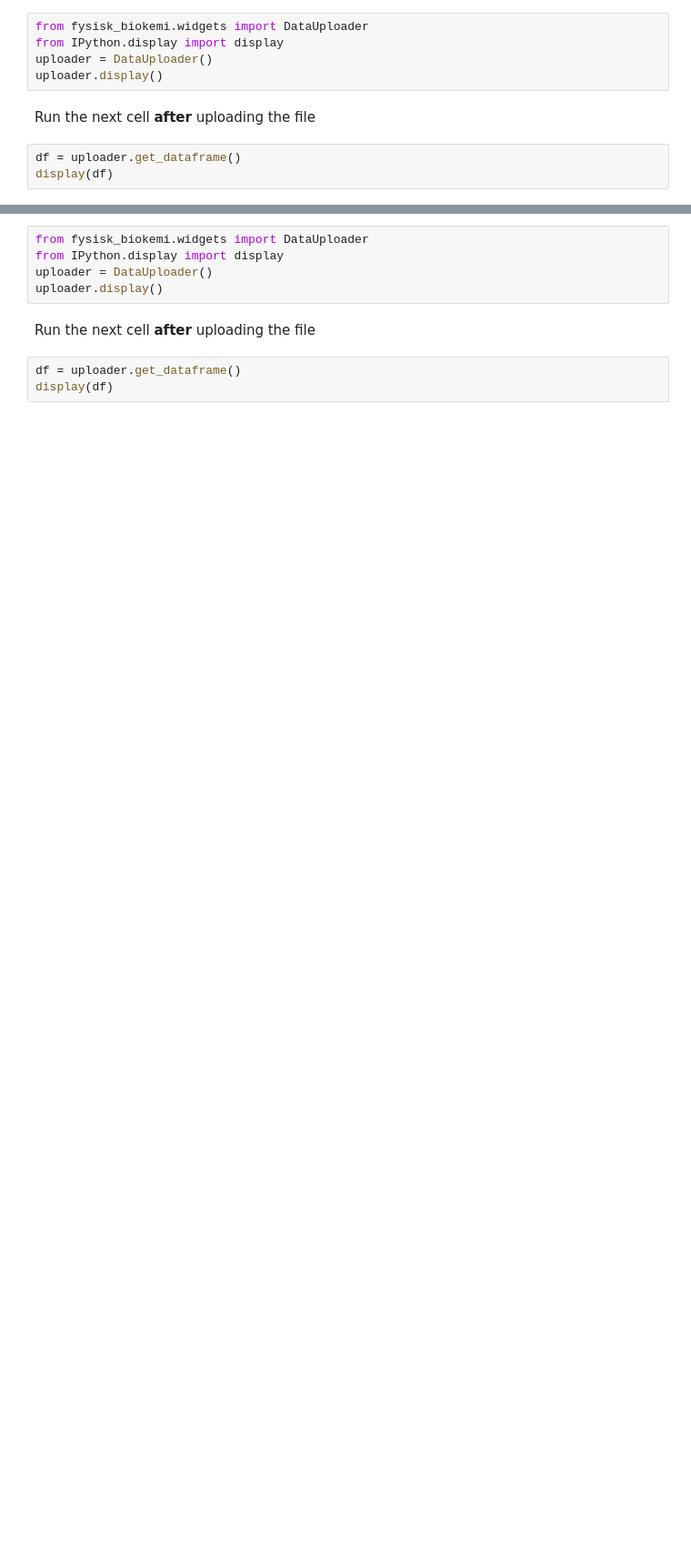
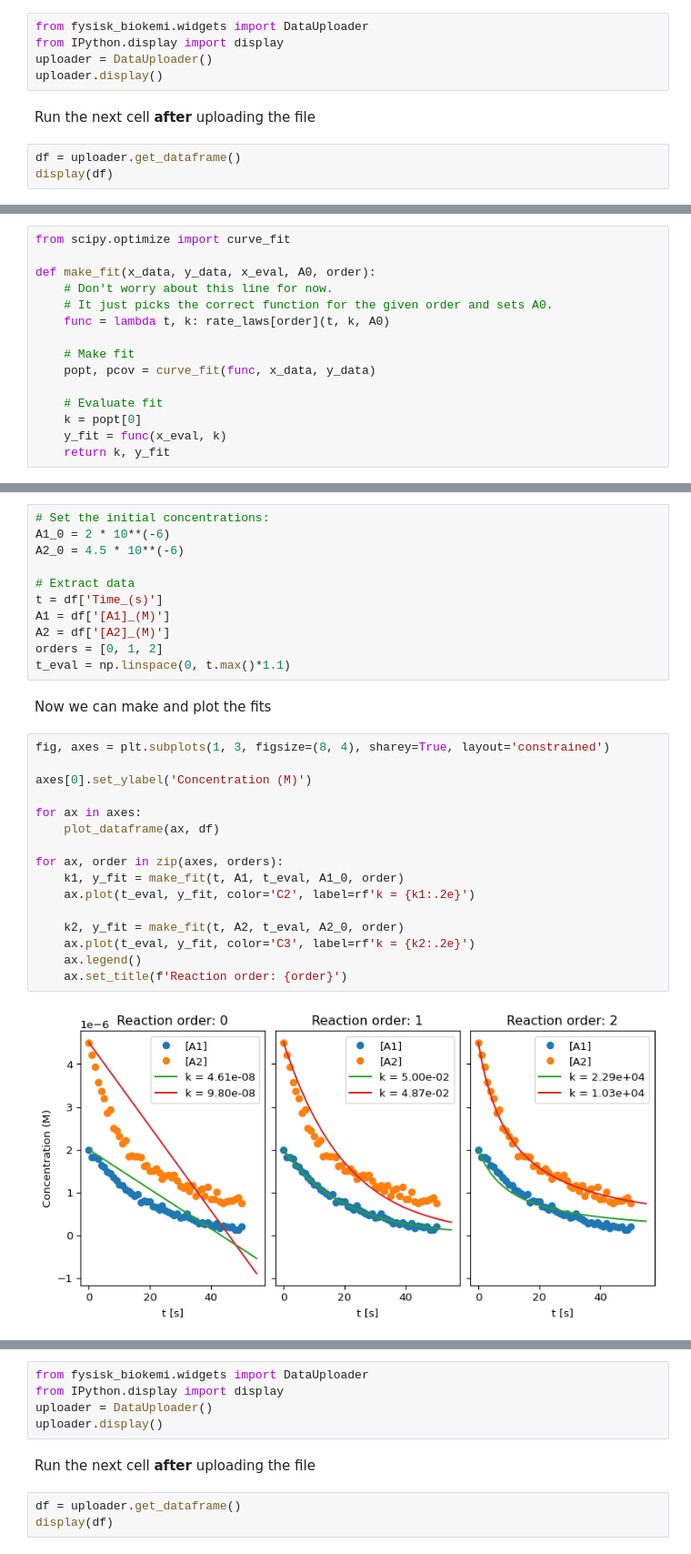
Before and after one commit to au-mbg/fysisk-biokemi, a Jupyter notebook: built_notebooks/master/week_47.ipynb, the cells around one changed output, grey strips where cells are left out. Shown at 91% size. Cells and saved outputs as stored; diff of their text form; blank space fills up the shorter version.

```diff
--- a/built_notebooks/master/week_47.ipynb
+++ b/built_notebooks/master/week_47.ipynb
@@ -524,0 +114,15 @@ and values are given in dataset `week47_7_dialysis_experiment.xlsx`.
+# %%
+from scipy.optimize import curve_fit
+
+def make_fit(x_data, y_data, x_eval, A0, order):
+    # Don't worry about this line for now.
+    # It just picks the correct function for the given order and sets A0.
+    func = lambda t, k: rate_laws[order](t, k, A0)
+
+    # Make fit
+    popt, pcov = curve_fit(func, x_data, y_data)
+
+    # Evaluate fit
+    k = popt[0]
+    y_fit = func(x_eval, k)
+    return k, y_fit
@@ -524,0 +132,31 @@ and values are given in dataset `week47_7_dialysis_experiment.xlsx`.
+# %%
+# Set the initial concentrations:
+A1_0 = 2 * 10**(-6)
+A2_0 = 4.5 * 10**(-6)
+
+# Extract data
+t = df['Time_(s)']
+A1 = df['[A1]_(M)']
+A2 = df['[A2]_(M)']
+orders = [0, 1, 2]
+t_eval = np.linspace(0, t.max()*1.1)
+# %% [markdown]
+Now we can make and plot the fits
+# %%
+fig, axes = plt.subplots(1, 3, figsize=(8, 4), sharey=True, layout='constrained')
+
+axes[0].set_ylabel('Concentration (M)')
+
+for ax in axes:
+    plot_dataframe(ax, df)
+
+for ax, order in zip(axes, orders):
+    k1, y_fit = make_fit(t, A1, t_eval, A1_0, order)
+    ax.plot(t_eval, y_fit, color='C2', label=rf'k = {k1:.2e}')
+
+    k2, y_fit = make_fit(t, A2, t_eval, A2_0, order)
+    ax.plot(t_eval, y_fit, color='C3', label=rf'k = {k2:.2e}')
+    ax.legend()
+    ax.set_title(f'Reaction order: {order}')
+# %% [output]
+[figure, added]
```
Also changed, not shown: parts of 175 cells of this notebook, 21 other files.
